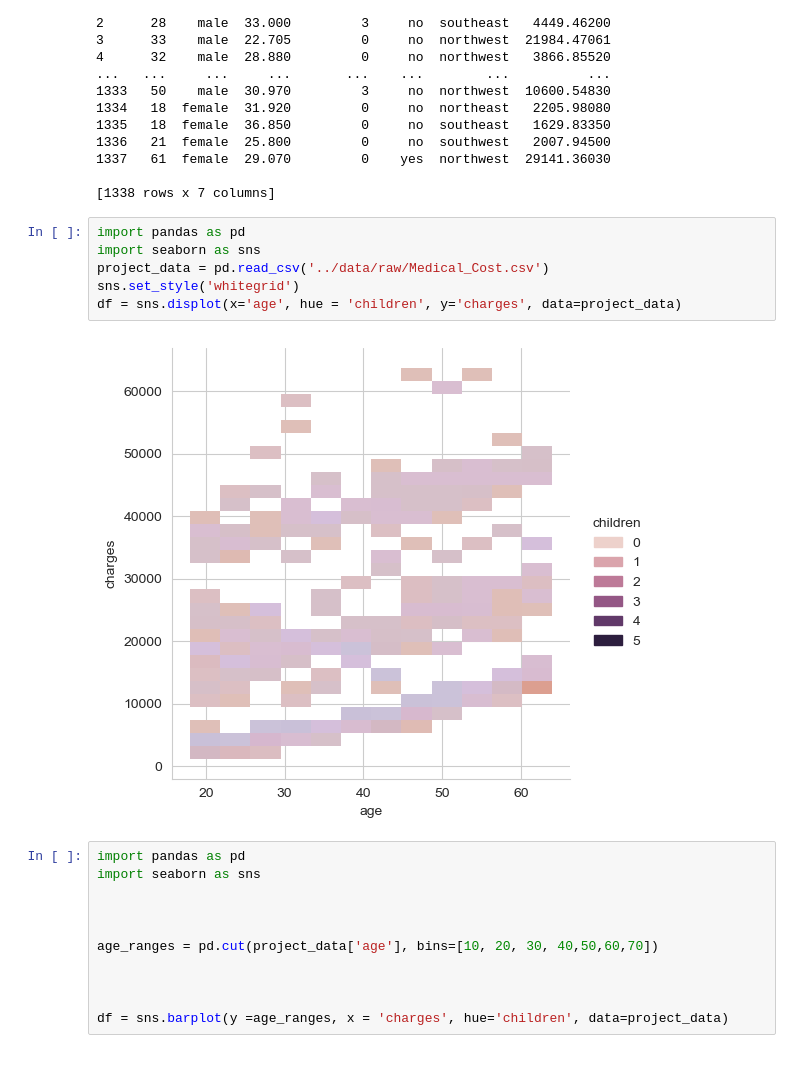
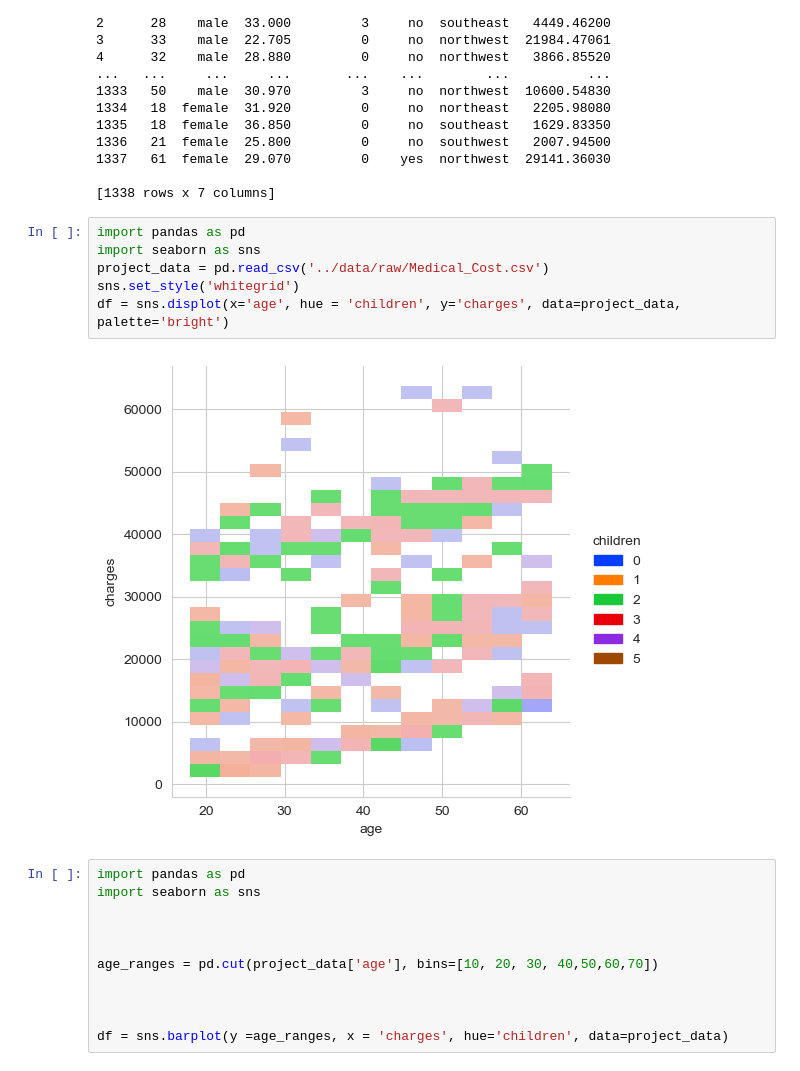
Before and after one commit to ubco-W2022T2-data301/project-group-group40, a Jupyter notebook: analysis/analysis1.ipynb, the cells around one changed output. Cells and saved outputs as stored; diff of their text form.

```diff
--- a/analysis/analysis1.ipynb
+++ b/analysis/analysis1.ipynb
@@ -28,11 +28,11 @@ print(project_data)
 # %%
 import pandas as pd
 import seaborn as sns
 project_data = pd.read_csv('../data/raw/Medical_Cost.csv')
 sns.set_style('whitegrid')
-df = sns.displot(x='age', hue = 'children', y='charges', data=project_data)
+df = sns.displot(x='age', hue = 'children', y='charges', data=project_data, palette='bright')
 # %% [output]
-[figure, old version]
+[figure, new version]
 # %%
 import pandas as pd
 import seaborn as sns
```
